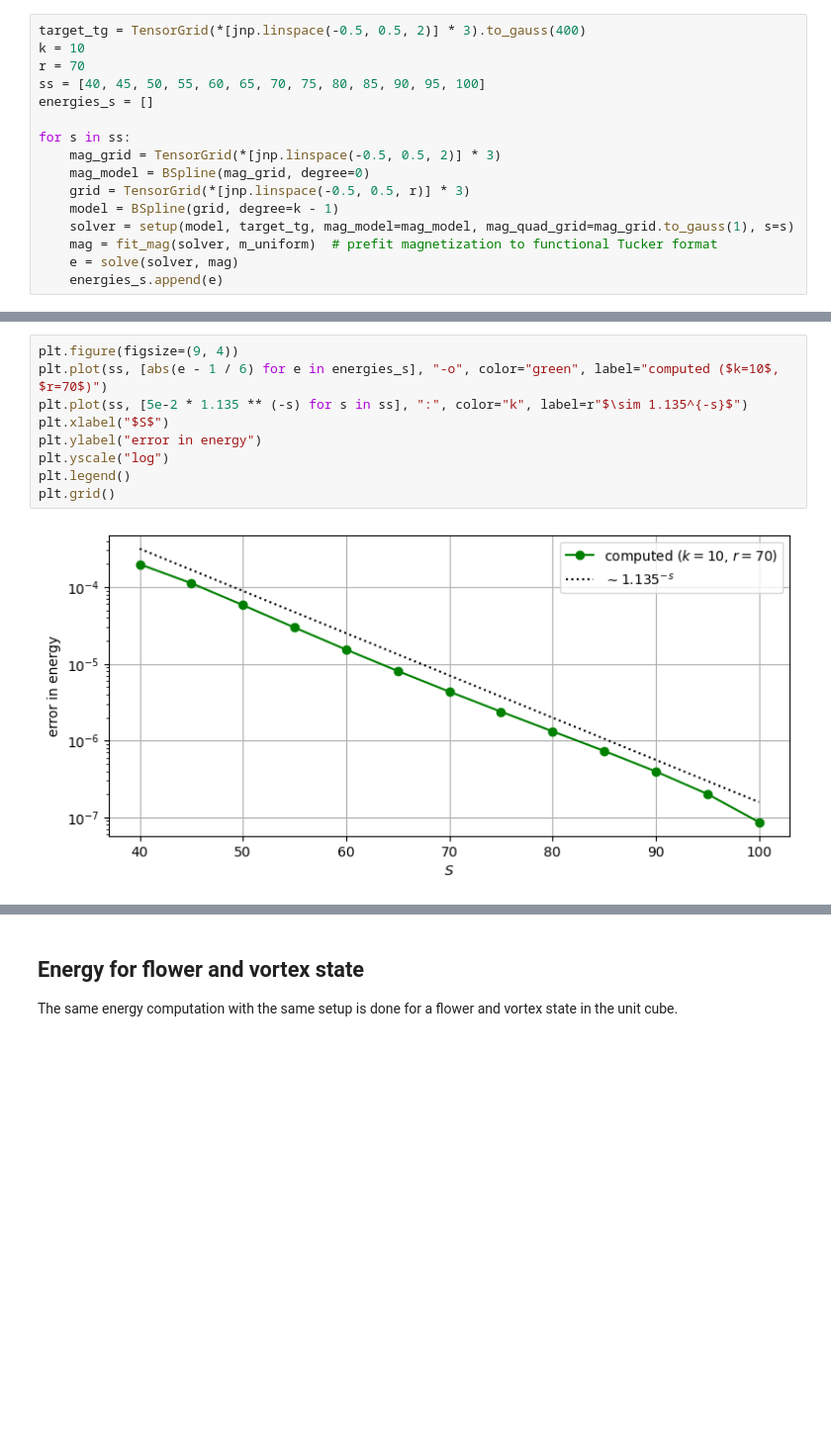
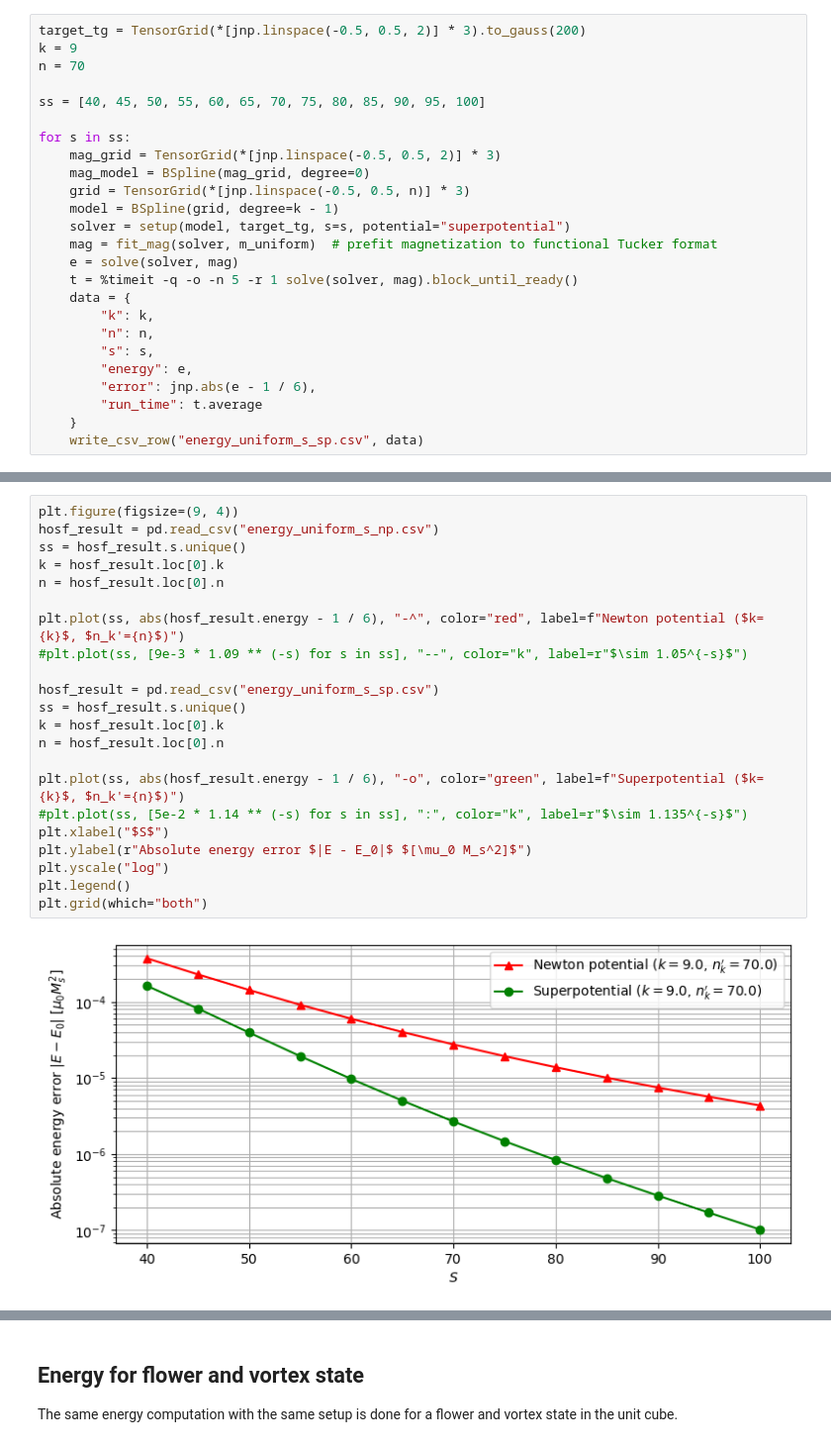
Before and after one commit to schaffer9/ho-stray-field, a Jupyter notebook: examples/energy.ipynb, the cells around one changed output, grey strips where cells are left out. Shown: that part at 99% size. Drawn from its saved outputs; the diff is of its cells as text; blank space fills up the shorter version.

Commit message:
update name; add newtonpotential

```diff
--- a/examples/energy.ipynb
+++ b/examples/energy.ipynb
@@ -108,16 +149,25 @@ plt.show()
 # %%
-target_tg = TensorGrid(*[jnp.linspace(-0.5, 0.5, 2)] * 3).to_gauss(400)
-k = 10
-r = 70
+target_tg = TensorGrid(*[jnp.linspace(-0.5, 0.5, 2)] * 3).to_gauss(200)
+k = 9
+n = 70
+
 ss = [40, 45, 50, 55, 60, 65, 70, 75, 80, 85, 90, 95, 100]
-energies_s = []
 
 for s in ss:
     mag_grid = TensorGrid(*[jnp.linspace(-0.5, 0.5, 2)] * 3)
     mag_model = BSpline(mag_grid, degree=0)
-    grid = TensorGrid(*[jnp.linspace(-0.5, 0.5, r)] * 3)
+    grid = TensorGrid(*[jnp.linspace(-0.5, 0.5, n)] * 3)
     model = BSpline(grid, degree=k - 1)
-    solver = setup(model, target_tg, mag_model=mag_model, mag_quad_grid=mag_grid.to_gauss(1), s=s)
+    solver = setup(model, target_tg, s=s, potential="superpotential")
     mag = fit_mag(solver, m_uniform)  # prefit magnetization to functional Tucker format
     e = solve(solver, mag)
-    energies_s.append(e)
+    t = %timeit -q -o -n 5 -r 1 solve(solver, mag).block_until_ready()
+    data = {
+        "k": k,
+        "n": n,
+        "s": s,
+        "energy": e,
+        "error": jnp.abs(e - 1 / 6),
+        "run_time": t.average
+    }
+    write_csv_row("energy_uniform_s_sp.csv", data)
@@ -124,11 +199,24 @@ for s in ss:
 # %%
 plt.figure(figsize=(9, 4))
-plt.plot(ss, [abs(e - 1 / 6) for e in energies_s], "-o", color="green", label="computed ($k=10$, $r=70$)")
-plt.plot(ss, [5e-2 * 1.135 ** (-s) for s in ss], ":", color="k", label=r"$\sim 1.135^{-s}$")
+hosf_result = pd.read_csv("energy_uniform_s_np.csv")
+ss = hosf_result.s.unique()
+k = hosf_result.loc[0].k
+n = hosf_result.loc[0].n
+
+plt.plot(ss, abs(hosf_result.energy - 1 / 6), "-^", color="red", label=f"Newton potential ($k={k}$, $n_k'={n}$)")
+#plt.plot(ss, [9e-3 * 1.09 ** (-s) for s in ss], "--", color="k", label=r"$\sim 1.05^{-s}$")
+
+hosf_result = pd.read_csv("energy_uniform_s_sp.csv")
+ss = hosf_result.s.unique()
+k = hosf_result.loc[0].k
+n = hosf_result.loc[0].n
+
+plt.plot(ss, abs(hosf_result.energy - 1 / 6), "-o", color="green", label=f"Superpotential ($k={k}$, $n_k'={n}$)")
+#plt.plot(ss, [5e-2 * 1.14 ** (-s) for s in ss], ":", color="k", label=r"$\sim 1.135^{-s}$")
 plt.xlabel("$S$")
-plt.ylabel("error in energy")
+plt.ylabel(r"Absolute energy error $|E - E_0|$ $[\mu_0 M_s^2]$")
 plt.yscale("log")
 plt.legend()
-plt.grid()
+plt.grid(which="both")
 # %% [output]
-[figure, old version]
+[figure, new version]
```
Also changed, not shown: parts of 22 cells of this notebook, 25 other files.
